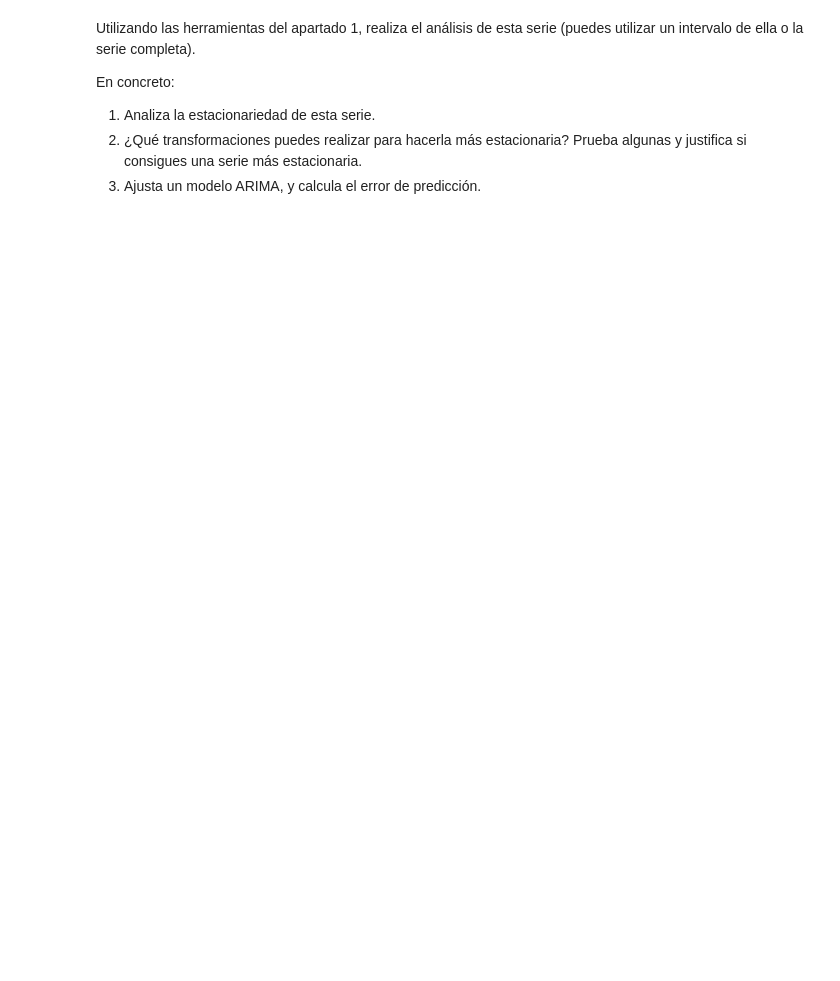
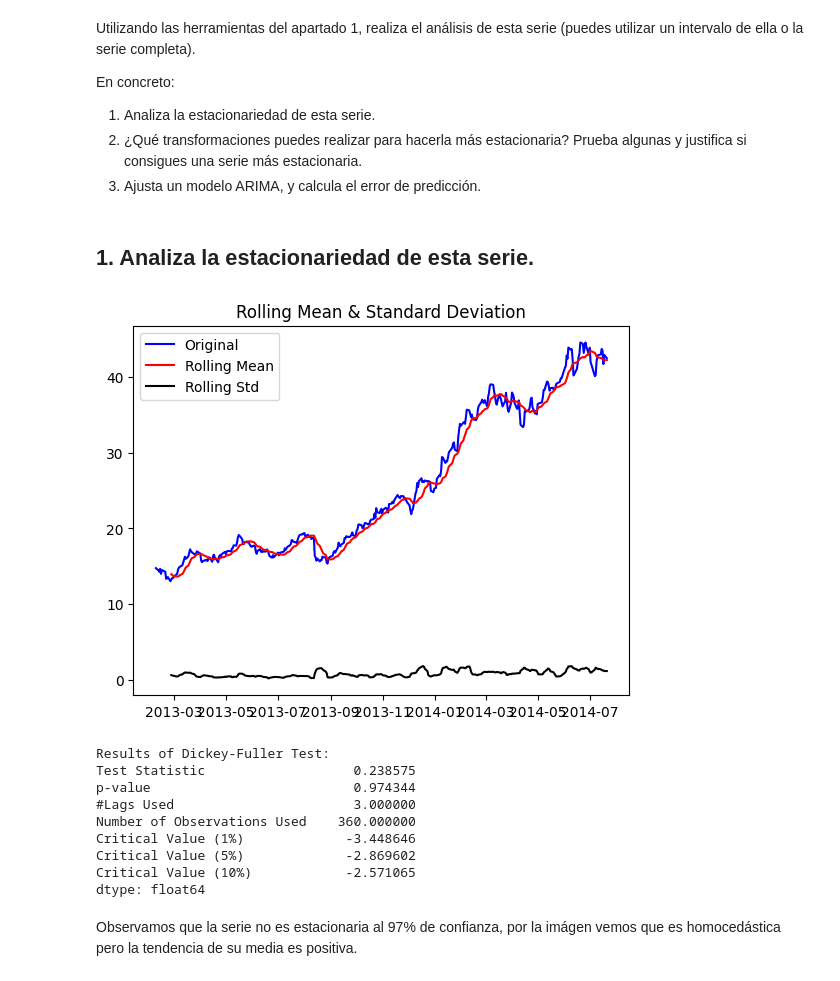
Before and after one commit to JosepDorronsoro/practicas3segundocuatri, a Jupyter notebook: tsst/TSST_P5_Ivan_Dominguez/PR5_TSST (1).ipynb, the cells around one changed output. Saved outputs shown, nothing was run; the diff lists cells and outputs as text; code cells hidden in the pictures; blank space fills up the shorter version.

```diff
--- a/tsst/TSST_P5_Ivan_Dominguez/PR5_TSST (1).ipynb
+++ b/tsst/TSST_P5_Ivan_Dominguez/PR5_TSST (1).ipynb
@@ -392,0 +431,17 @@ En concreto:
+# %% [markdown]
+## 1. Analiza la estacionariedad de esta serie.
+# %%
+test_stationarity(data_stocks.close, 12)
+# %% [output]
+[figure, added]
+Results of Dickey-Fuller Test:
+Test Statistic                   0.238575
+p-value                          0.974344
+#Lags Used                       3.000000
+Number of Observations Used    360.000000
+Critical Value (1%)             -3.448646
+Critical Value (5%)             -2.869602
+Critical Value (10%)            -2.571065
+dtype: float64
+# %% [markdown]
+Observamos que la serie no es estacionaria al 97% de confianza, por la imágen vemos que es homocedástica pero la tendencia de su media es positiva.
```
Also changed, not shown: parts of 36 cells of this notebook, 1 other file.
